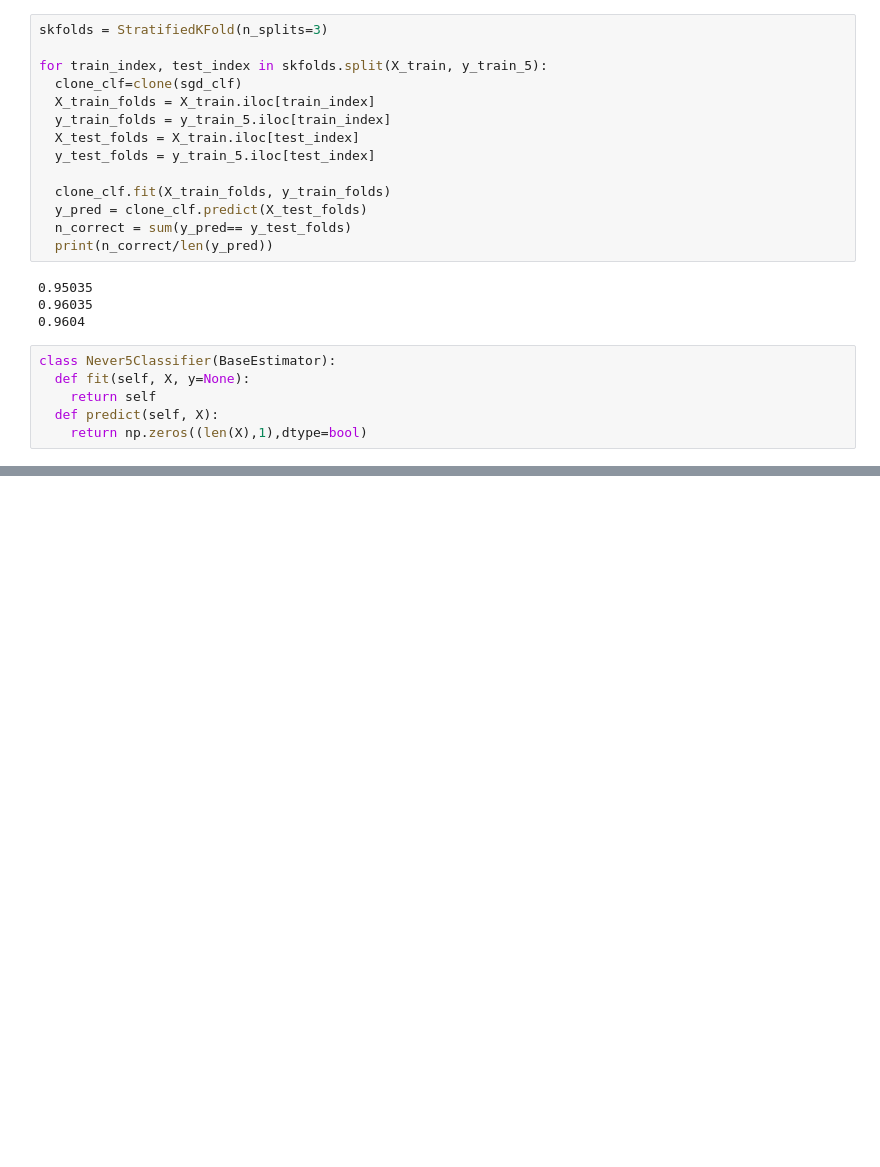
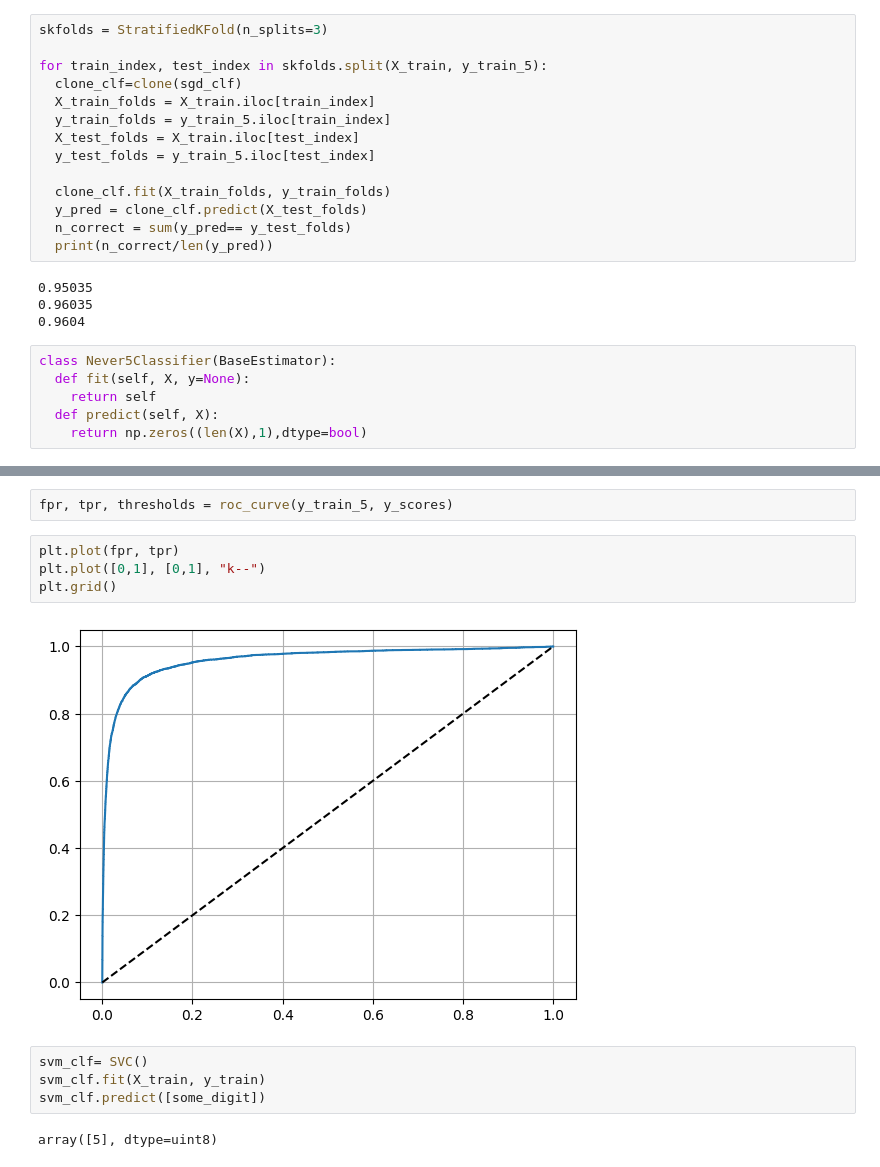
Before and after one commit to prdurgam-edu/DataScience_CourseWork, a Jupyter notebook: AurelienGeron_02_classification.ipynb, the cells around one changed output, grey strips where cells are left out. Saved outputs shown, nothing was run; the diff lists cells and outputs as text; blank space fills up the shorter version.

```diff
--- a/AurelienGeron_02_classification.ipynb
+++ b/AurelienGeron_02_classification.ipynb
@@ -93,0 +142,14 @@ class Never5Classifier(BaseEstimator):
+# %%
+fpr, tpr, thresholds = roc_curve(y_train_5, y_scores)
+# %%
+plt.plot(fpr, tpr)
+plt.plot([0,1], [0,1], "k--")
+plt.grid()
+# %% [output]
+[figure, added]
+# %%
+svm_clf= SVC()
+svm_clf.fit(X_train, y_train)
+svm_clf.predict([some_digit])
+# %% [output]
+array([5], dtype=uint8)
```
Also changed, not shown: parts of 10 cells of this notebook.
